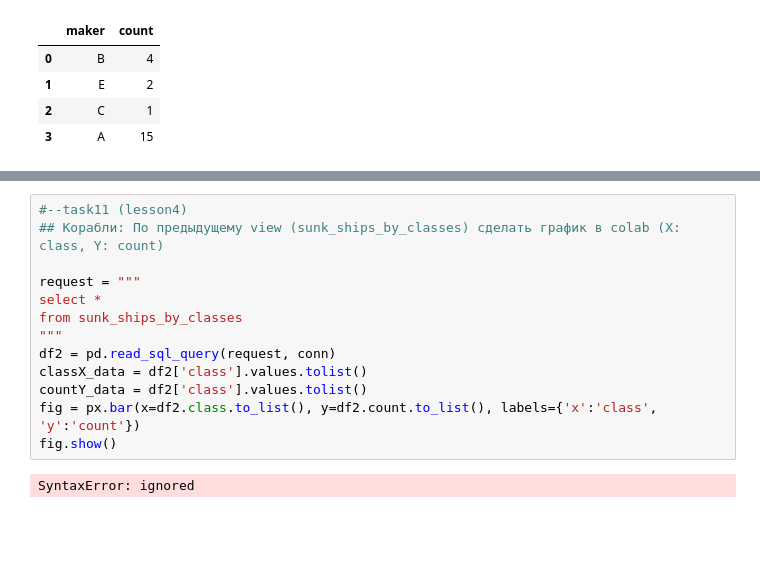
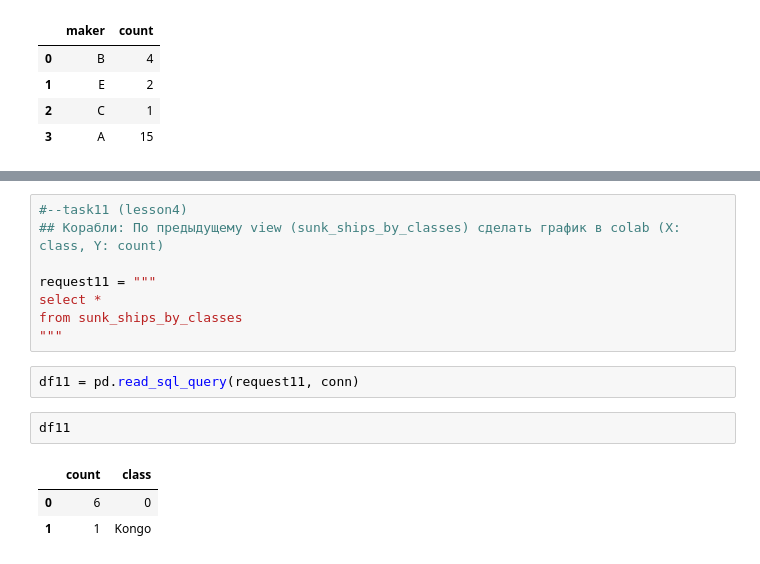
Before and after one commit to tata2351/tata2351, a Jupyter notebook: HW -lesson4_task7-16.ipynb, the cells around one changed output, grey strips where cells are left out. Saved outputs shown, nothing was run; the diff lists cells and outputs as text; blank space fills up the shorter version.

```diff
--- a/HW -lesson4_task7-16.ipynb
+++ b/HW -lesson4_task7-16.ipynb
@@ -47,14 +47,15 @@ fig7.show()
 #--task11 (lesson4)
 ## Корабли: По предыдущему view (sunk_ships_by_classes) сделать график в colab (X: class, Y: count)
 
-request = """
+request11 = """
 select *
 from sunk_ships_by_classes
 """
-df2 = pd.read_sql_query(request, conn)
-classX_data = df2['class'].values.tolist()
-countY_data = df2['class'].values.tolist()
-fig = px.bar(x=df2.class.to_list(), y=df2.count.to_list(), labels={'x':'class', 'y':'count'})
-fig.show()
-# %% [output]
-SyntaxError: ignored
+# %%
+df11 = pd.read_sql_query(request11, conn)
+# %%
+df11
+# %% [output]
+|  | count | class |
+| 0 | 6 | 0 |
+| 1 | 1 | Kongo |
```
Also changed, not shown: parts of 4 cells of this notebook.
